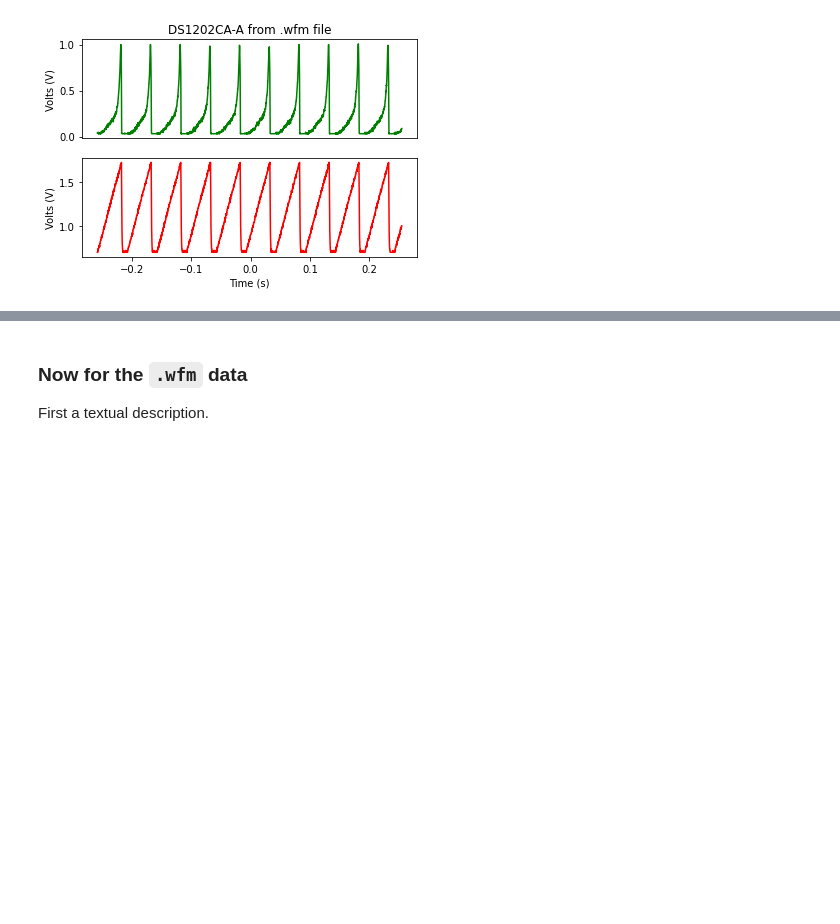
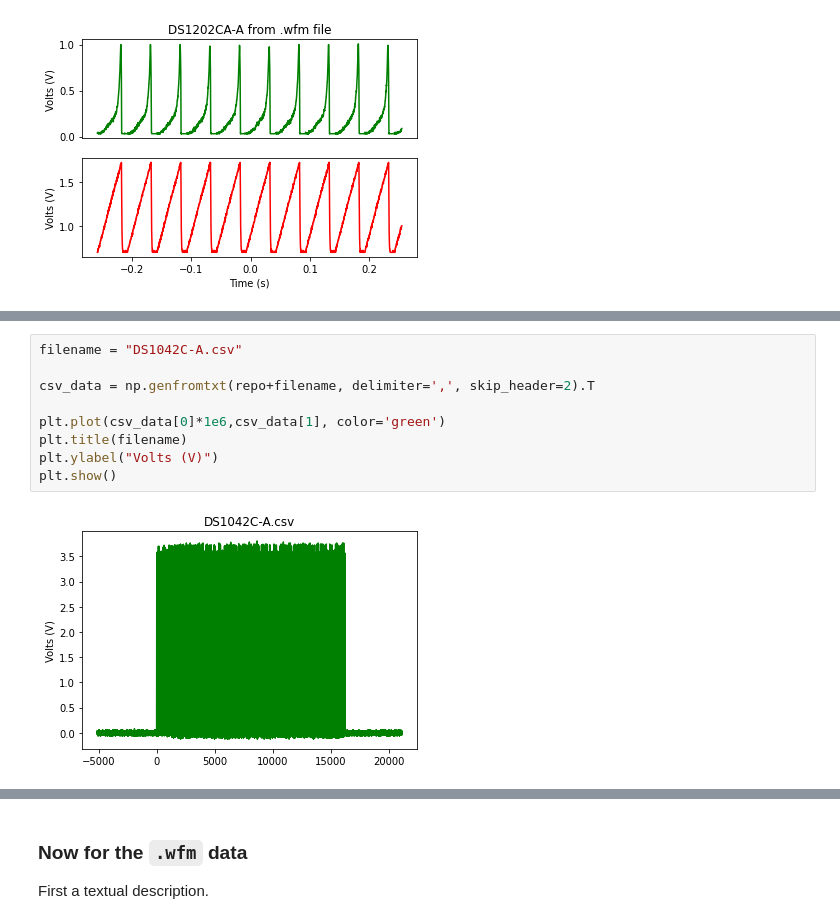
Before and after one commit to scottprahl/RigolWFM, a Jupyter notebook: docs/1-DS1000C-Waveforms.ipynb, the cells around one changed output, grey strips where cells are left out. Cells and saved outputs as stored; diff of their text form; blank space fills up the shorter version.

```diff
--- a/docs/1-DS1000C-Waveforms.ipynb
+++ b/docs/1-DS1000C-Waveforms.ipynb
@@ -89,3 +89,14 @@ plt.show()
 ### First the `.csv` data
 
 Let's look at what the accompanying `.csv` data looks like.
+# %%
+filename = "DS1042C-A.csv"
+
+csv_data = np.genfromtxt(repo+filename, delimiter=',', skip_header=2).T
+
+plt.plot(csv_data[0]*1e6,csv_data[1], color='green')
+plt.title(filename)
+plt.ylabel("Volts (V)")
+plt.show()
+# %% [output]
+[figure, added]
```
Also changed, not shown: parts of 10 cells of this notebook, 8 other files.
